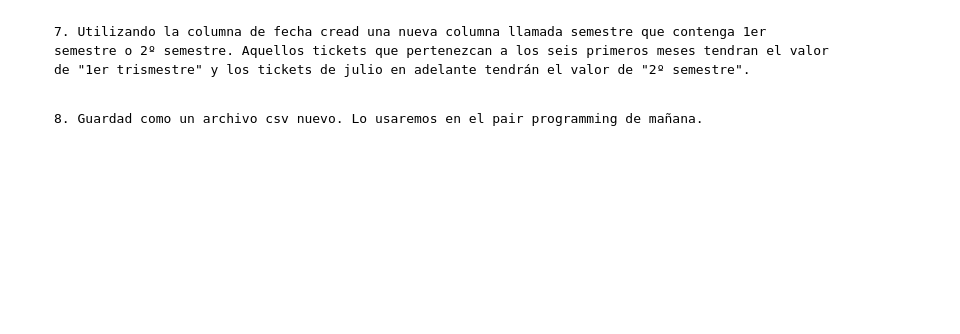
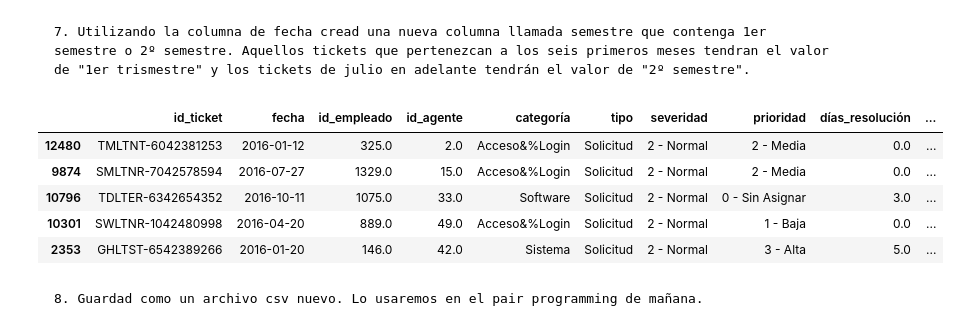
Before and after one commit to Adalab/promo-d-da-modulo2-sprint1-anabelen-silvia, a Jupyter notebook: ejercicio4/ejercicio4-pandas4.ipynb, the cells around one changed output. Drawn from its saved outputs; the diff is of its cells as text; code cells hidden in the pictures; blank space fills up the shorter version.

```diff
--- a/ejercicio4/ejercicio4-pandas4.ipynb
+++ b/ejercicio4/ejercicio4-pandas4.ipynb
@@ -327,2 +363,11 @@ df_5dias.head()
+# %%
+df.sample(5)
+# %% [output]
+|  | id_ticket | fecha | id_empleado | id_agente | categoría | tipo | severidad | prioridad | días_resolución | ... |
+| 12480 | TMLTNT-6042381253 | 2016-01-12 | 325.0 | 2.0 | Acceso&%Login | Solicitud | 2 - Normal | 2 - Media | 0.0 | ... |
+| 9874 | SMLTNR-7042578594 | 2016-07-27 | 1329.0 | 15.0 | Acceso&%Login | Solicitud | 2 - Normal | 2 - Media | 0.0 | ... |
+| 10796 | TDLTER-6342654352 | 2016-10-11 | 1075.0 | 33.0 | Software | Solicitud | 2 - Normal | 0 - Sin Asignar | 3.0 | ... |
+| 10301 | SWLTNR-1042480998 | 2016-04-20 | 889.0 | 49.0 | Acceso&%Login | Solicitud | 2 - Normal | 1 - Baja | 0.0 | ... |
+| 2353 | GHLTST-6542389266 | 2016-01-20 | 146.0 | 42.0 | Sistema | Solicitud | 2 - Normal | 3 - Alta | 5.0 | ... |
 # %% [markdown]
     8. Guardad como un archivo csv nuevo. Lo usaremos en el pair programming de mañana.
```
Also changed, not shown: parts of 8 cells of this notebook, 1 other file.
